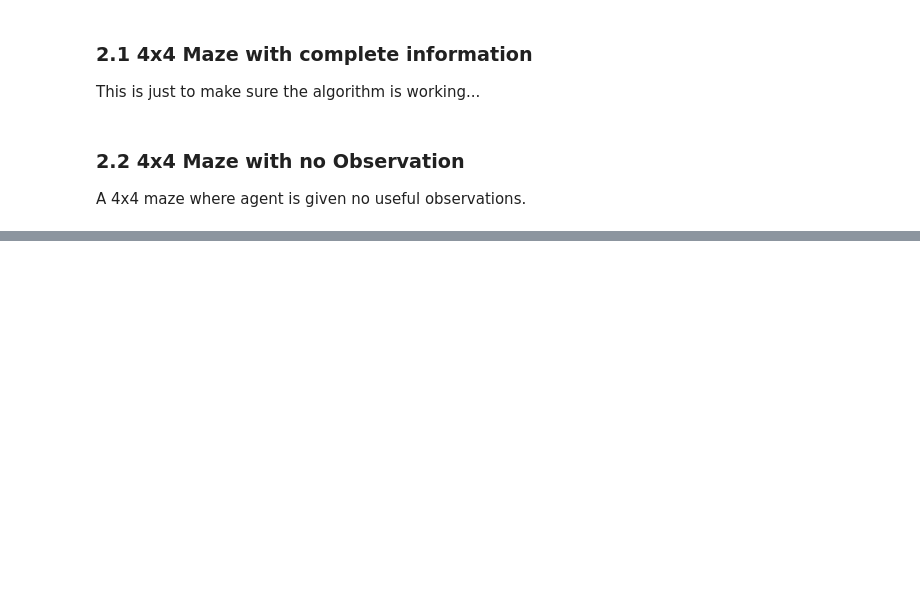
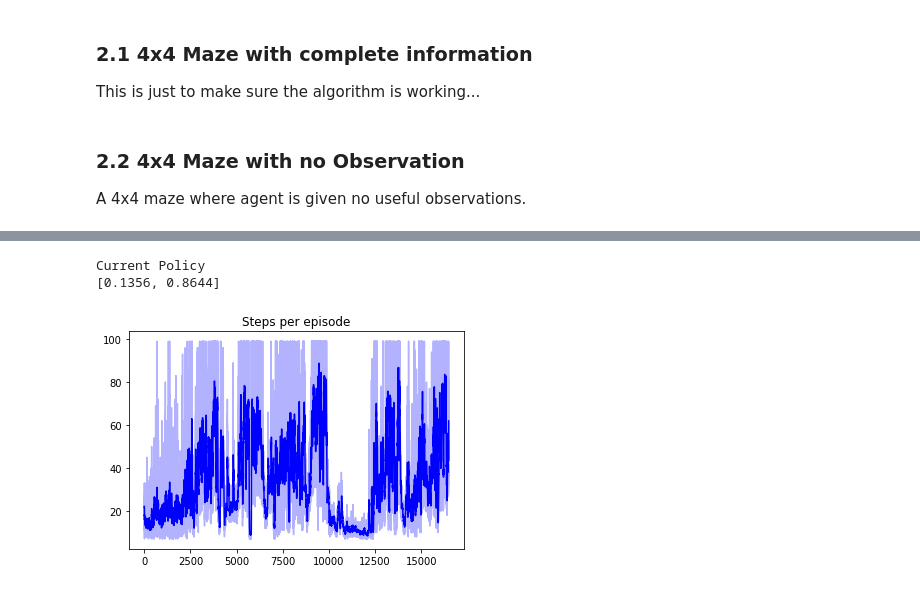
Before and after one commit to maitchison/MouseMaze, a Jupyter notebook: Fast Slow.ipynb, the cells around one changed output, grey strips where cells are left out. Saved outputs shown, nothing was run; the diff lists cells and outputs as text; code cells hidden in the pictures; blank space fills up the shorter version.

```diff
--- a/Fast Slow.ipynb
+++ b/Fast Slow.ipynb
@@ -100 +491,13 @@ LSTM units typically get ~70 steps on this task. See this [paper](https://papers
+# %%
+print("Current Policy")
+print_cart_policy(agent)
+
+plt.plot(range(len(steps_taken)), steps_taken, alpha=0.3, color='blue')
+plt.plot(range(len(steps_taken)), smooth(steps_taken), color='blue')
+plt.title("Steps per episode")
+plt.show()
+# %% [output]
+Current Policy
+[0.1356, 0.8644]
+[figure, added]
 # %%
```
Also changed, not shown: parts of 16 cells of this notebook, 3 other files.
